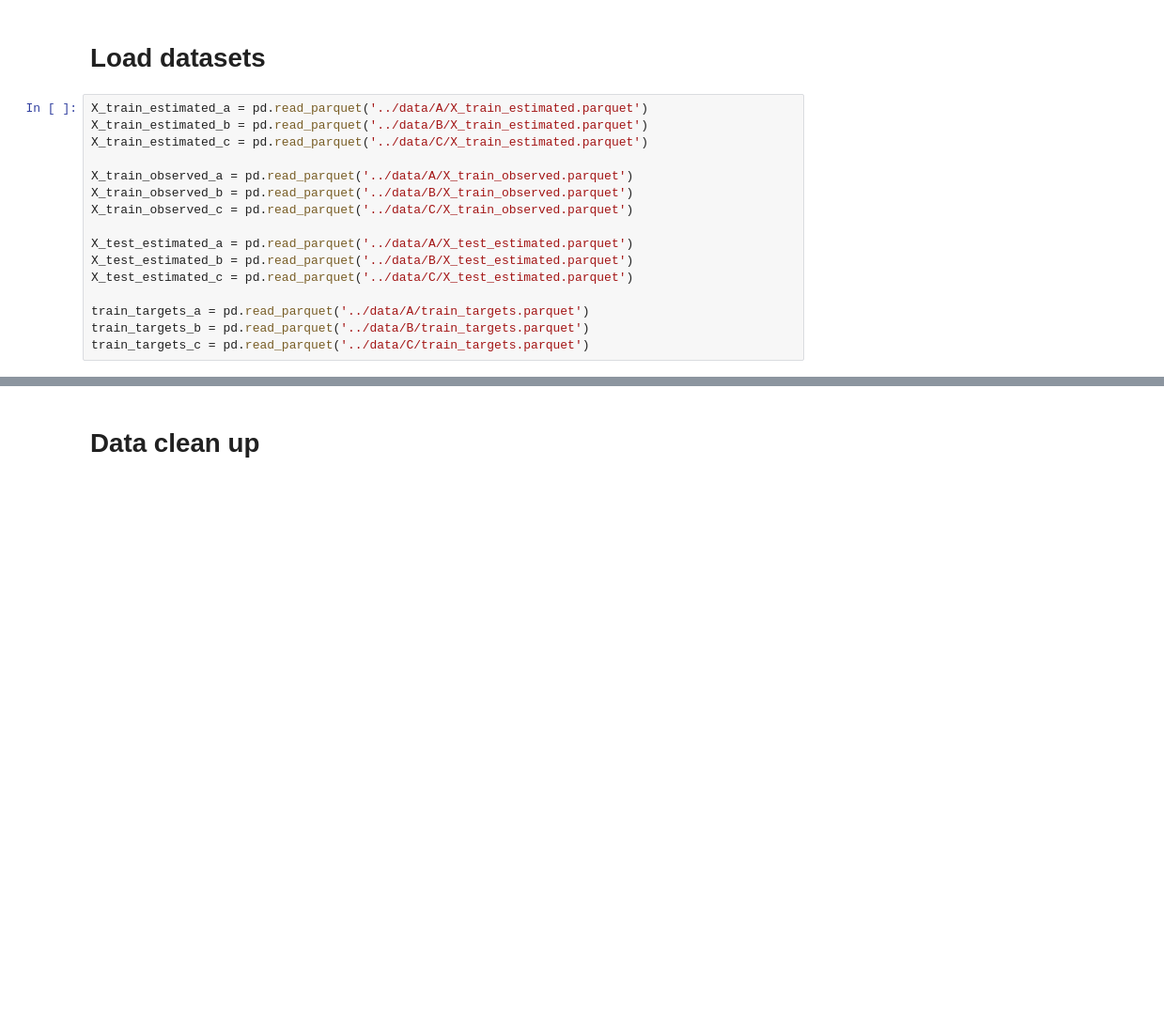
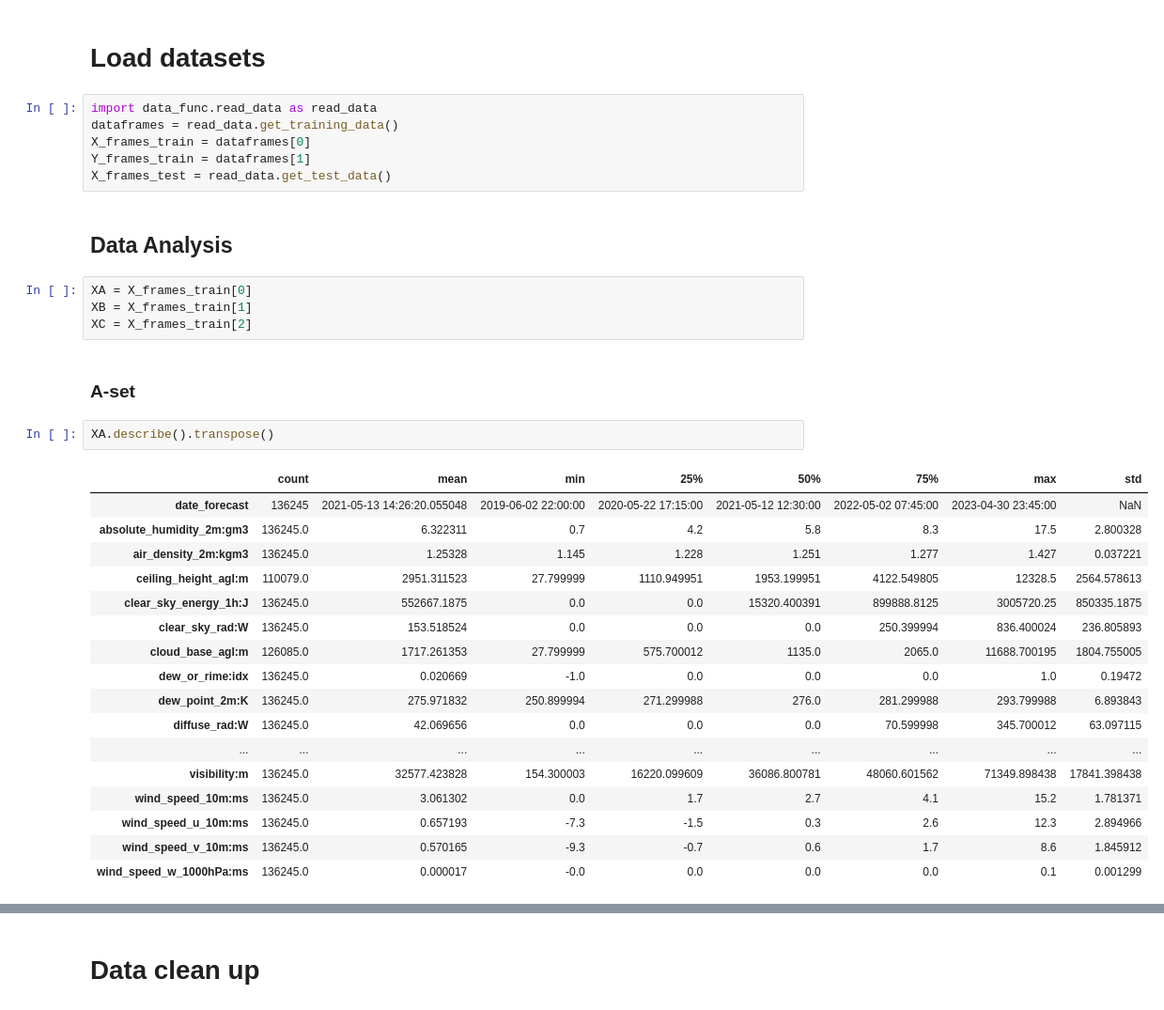
Before and after one commit to olejacobmellgren/solar-panel-energy-ml, a Jupyter notebook: model_notebooks/tensorflow_qtest.ipynb, the cells around one changed output, grey strips where cells are left out. Shown at 94% size. Cells and saved outputs as stored; diff of their text form; blank space fills up the shorter version.

```diff
--- a/model_notebooks/tensorflow_qtest.ipynb
+++ b/model_notebooks/tensorflow_qtest.ipynb
@@ -7,19 +9,37 @@ import numpy as np
 import tensorflow as tf
 # %% [markdown]
 # Load datasets
-# %%
-X_train_estimated_a = pd.read_parquet('../data/A/X_train_estimated.parquet')
-X_train_estimated_b = pd.read_parquet('../data/B/X_train_estimated.parquet')
-X_train_estimated_c = pd.read_parquet('../data/C/X_train_estimated.parquet')
-
-X_train_observed_a = pd.read_parquet('../data/A/X_train_observed.parquet')
-X_train_observed_b = pd.read_parquet('../data/B/X_train_observed.parquet')
-X_train_observed_c = pd.read_parquet('../data/C/X_train_observed.parquet')
-
-X_test_estimated_a = pd.read_parquet('../data/A/X_test_estimated.parquet')
-X_test_estimated_b = pd.read_parquet('../data/B/X_test_estimated.parquet')
-X_test_estimated_c = pd.read_parquet('../data/C/X_test_estimated.parquet')
-
-train_targets_a = pd.read_parquet('../data/A/train_targets.parquet')
-train_targets_b = pd.read_parquet('../data/B/train_targets.parquet')
-train_targets_c = pd.read_parquet('../data/C/train_targets.parquet')
+# %%
+import data_func.read_data as read_data
+dataframes = read_data.get_training_data()
+X_frames_train = dataframes[0]
+Y_frames_train = dataframes[1]
+X_frames_test = read_data.get_test_data()
+# %% [markdown]
+## Data Analysis
+# %%
+XA = X_frames_train[0]
+XB = X_frames_train[1]
+XC = X_frames_train[2]
+# %% [markdown]
+### A-set
+# %%
+XA.describe().transpose()
+# %% [output]
+|  | count | mean | min | 25% | 50% | 75% | max | std |
+| date_forecast | 136245 | 2021-05-13 14:26:20.055048 | 2019-06-02 22:00:00 | 2020-05-22 17:15:00 | 2021-05-12 12:30:00 | 2022-05-02 07:45:00 | 2023-04-30 23:45:00 | NaN |
+| absolute_humidity_2m:gm3 | 136245.0 | 6.322311 | 0.7 | 4.2 | 5.8 | 8.3 | 17.5 | 2.800328 |
+| air_density_2m:kgm3 | 136245.0 | 1.25328 | 1.145 | 1.228 | 1.251 | 1.277 | 1.427 | 0.037221 |
+| ceiling_height_agl:m | 110079.0 | 2951.311523 | 27.799999 | 1110.949951 | 1953.199951 | 4122.549805 | 12328.5 | 2564.578613 |
+| clear_sky_energy_1h:J | 136245.0 | 552667.1875 | 0.0 | 0.0 | 15320.400391 | 899888.8125 | 3005720.25 | 850335.1875 |
+| clear_sky_rad:W | 136245.0 | 153.518524 | 0.0 | 0.0 | 0.0 | 250.399994 | 836.400024 | 236.805893 |
+| cloud_base_agl:m | 126085.0 | 1717.261353 | 27.799999 | 575.700012 | 1135.0 | 2065.0 | 11688.700195 | 1804.755005 |
+| dew_or_rime:idx | 136245.0 | 0.020669 | -1.0 | 0.0 | 0.0 | 0.0 | 1.0 | 0.19472 |
+| dew_point_2m:K | 136245.0 | 275.971832 | 250.899994 | 271.299988 | 276.0 | 281.299988 | 293.799988 | 6.893843 |
+| diffuse_rad:W | 136245.0 | 42.069656 | 0.0 | 0.0 | 0.0 | 70.599998 | 345.700012 | 63.097115 |
+| ... | ... | ... | ... | ... | ... | ... | ... | ... |
+| visibility:m | 136245.0 | 32577.423828 | 154.300003 | 16220.099609 | 36086.800781 | 48060.601562 | 71349.898438 | 17841.398438 |
+| wind_speed_10m:ms | 136245.0 | 3.061302 | 0.0 | 1.7 | 2.7 | 4.1 | 15.2 | 1.781371 |
+| wind_speed_u_10m:ms | 136245.0 | 0.657193 | -7.3 | -1.5 | 0.3 | 2.6 | 12.3 | 2.894966 |
+| wind_speed_v_10m:ms | 136245.0 | 0.570165 | -9.3 | -0.7 | 0.6 | 1.7 | 8.6 | 1.845912 |
+| wind_speed_w_1000hPa:ms | 136245.0 | 0.000017 | -0.0 | 0.0 | 0.0 | 0.0 | 0.1 | 0.001299 |
```
Also changed, not shown: parts of 7 cells of this notebook, 2 other files.
